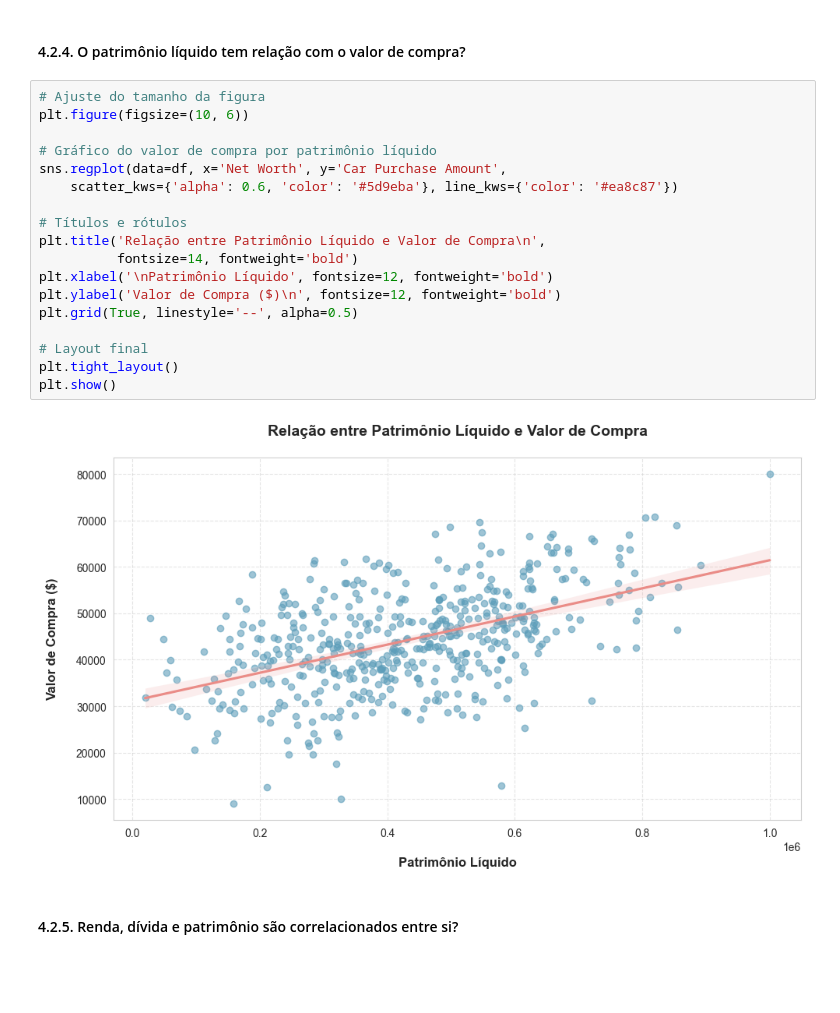
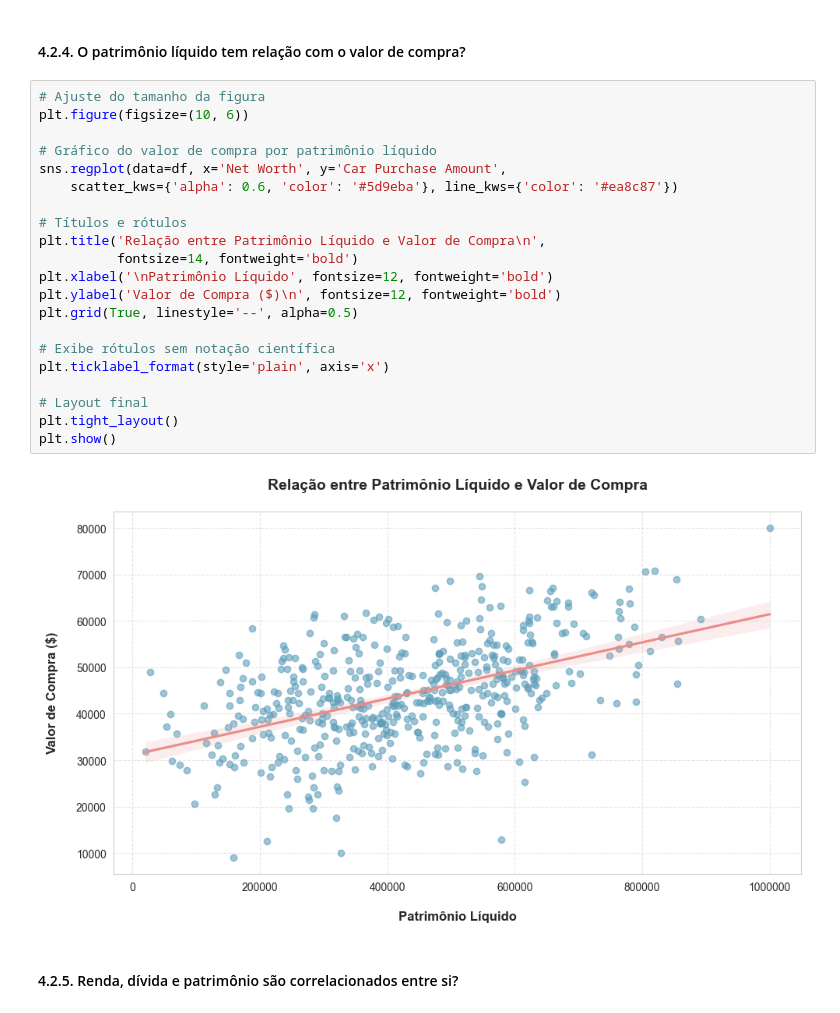
Before and after one commit to emso-exe/Compra_de_carro, a Jupyter notebook: 000_analise_exploratoria.ipynb, the cells around one changed output. Saved outputs shown, nothing was run; the diff lists cells and outputs as text; blank space fills up the shorter version.

```diff
--- a/000_analise_exploratoria.ipynb
+++ b/000_analise_exploratoria.ipynb
@@ -610,23 +687,26 @@ plt.show()
 # %%
 # Ajuste do tamanho da figura
 plt.figure(figsize=(10, 6))
 
 # Gráfico do valor de compra por patrimônio líquido
 sns.regplot(data=df, x='Net Worth', y='Car Purchase Amount',
     scatter_kws={'alpha': 0.6, 'color': '#5d9eba'}, line_kws={'color': '#ea8c87'})
 
 # Títulos e rótulos
 plt.title('Relação entre Patrimônio Líquido e Valor de Compra\n',
           fontsize=14, fontweight='bold')
 plt.xlabel('\nPatrimônio Líquido', fontsize=12, fontweight='bold')
 plt.ylabel('Valor de Compra ($)\n', fontsize=12, fontweight='bold')
 plt.grid(True, linestyle='--', alpha=0.5)
 
+# Exibe rótulos sem notação científica
+plt.ticklabel_format(style='plain', axis='x')
+
 # Layout final
 plt.tight_layout()
 plt.show()
 # %% [output]
-[figure, old version]
+[figure, new version]
 # %% [markdown]
 #### 4.2.5. Renda, dívida e patrimônio são correlacionados entre si?
 # %%
```
Also changed, not shown: parts of 17 cells of this notebook.
